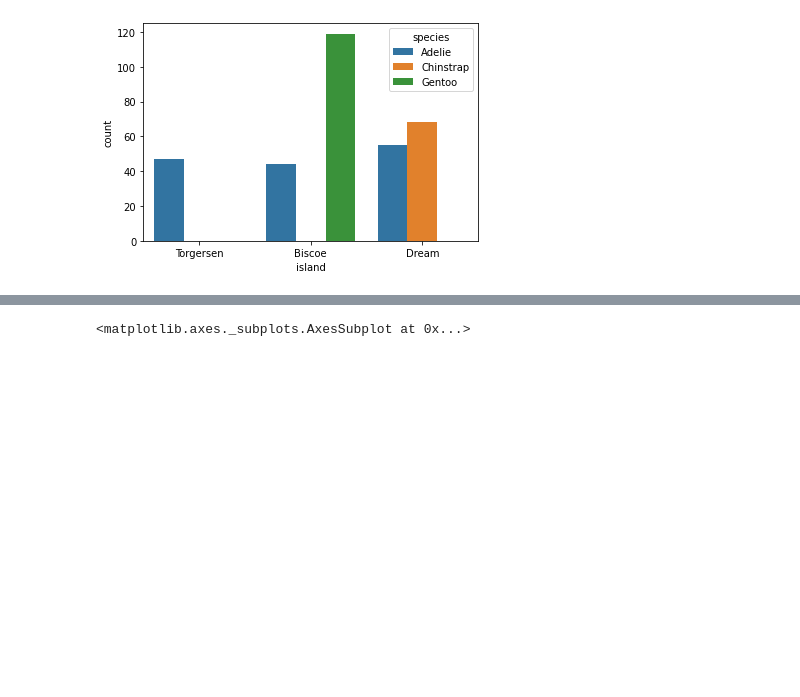
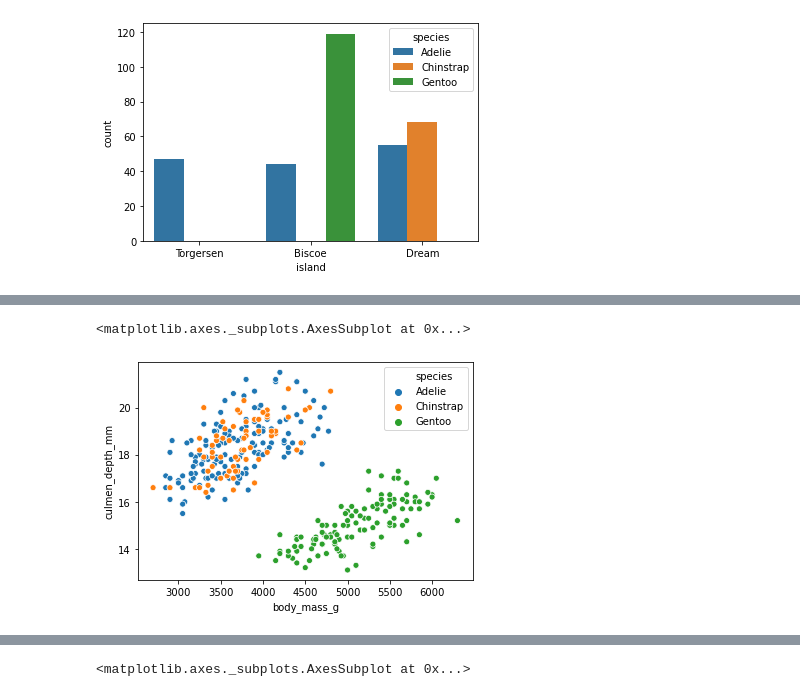
Before and after one commit to lucianoaclemente/machine_learning, a Jupyter notebook: analise_pinguins.ipynb, the cells around one changed output, grey strips where cells are left out. Drawn from its saved outputs; the diff is of its cells as text; code cells hidden in the pictures; blank space fills up the shorter version.

```diff
--- a/analise_pinguins.ipynb
+++ b/analise_pinguins.ipynb
@@ -75 +85,7 @@ sns.countplot(x='island', hue='species', data=df)
+# %%
+# Analise da anatomia das amostras por espécie (peso x profundidade). Há uma excelente dispersão para a classe Gentoo apenas.
+sns.scatterplot(x='body_mass_g', y='culmen_depth_mm', hue="species", data=df)
+# %% [output]
+<matplotlib.axes._subplots.AxesSubplot at 0x...>
+[figure, added]
 # %%
```
Also changed, not shown: parts of 10 cells of this notebook.
